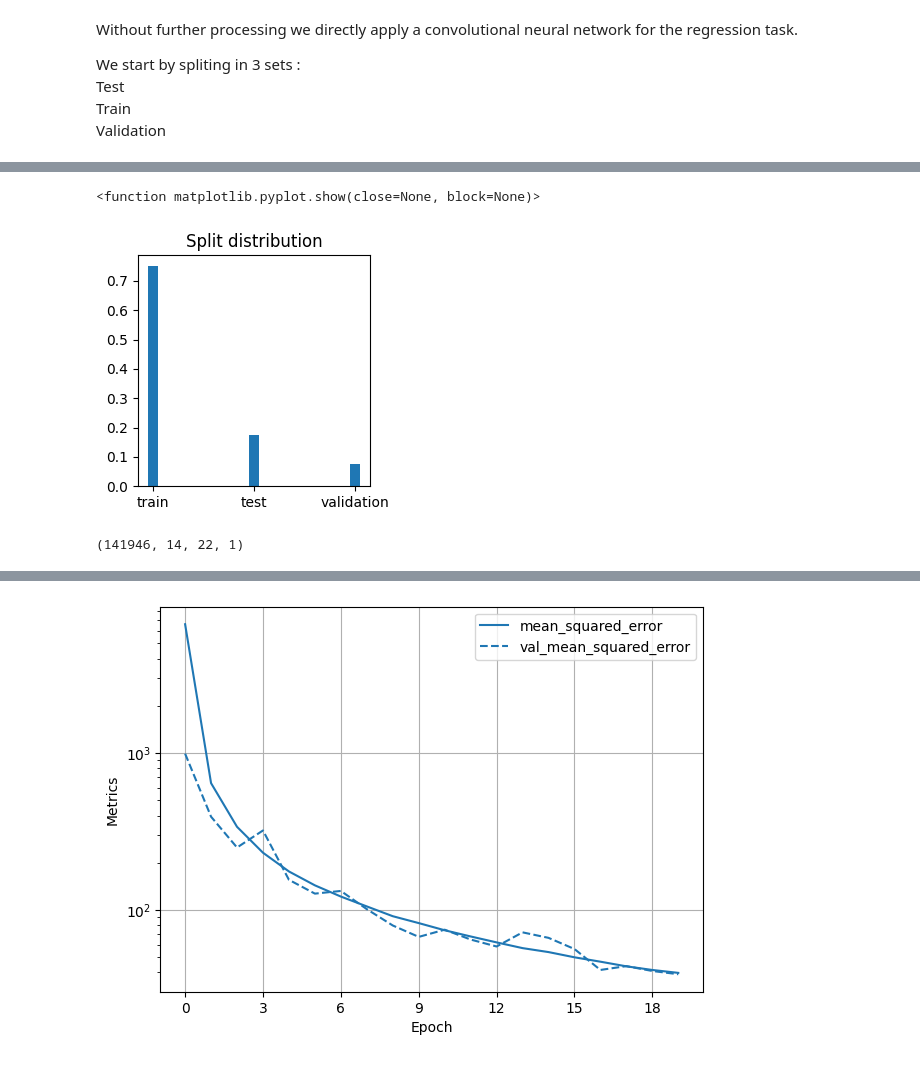
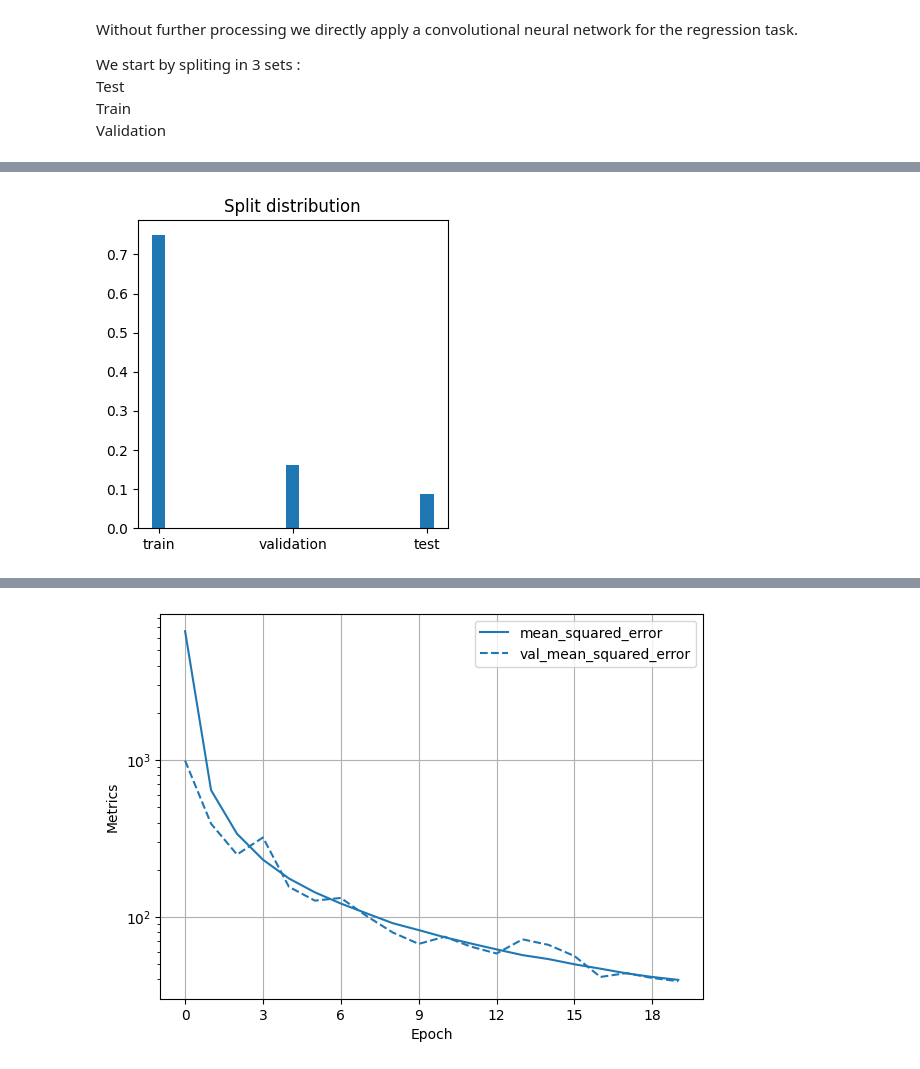
Before and after one commit to adam-eva/dampe-calorimeter, a Jupyter notebook: DataLoading.ipynb, the cells around one changed output, grey strips where cells are left out. Drawn from its saved outputs; the diff is of its cells as text; code cells hidden in the pictures.

```diff
--- a/DataLoading.ipynb
+++ b/DataLoading.ipynb
@@ -136,26 +153,27 @@ data_full = [ [ calorimeter_images[ii], data_target[ii] ] for ii in range( calor
 # %%
 # Normalize the data
 # Split parameters
-test_size = 0.25
-val_size = 0.3
+val_size  = 0.25
+test_size = 0.35
+dampe_dic = get_data_dict()
 
+Im_train, Im_val, Im_test, xy_train, xy_val, xy_test = split_train_val_test(dampe_data = dampe_dic, val_size=val_size, test_size=test_size)
+
+# Validation split
+#Im_train, Im_val, xy_train, xy_val = train_test_split(calorimeter_images, data_target, test_size = val_size)
 # Test split
-Im_train, Im_test, xy_train, xy_test = train_test_split(calorimeter_images, data_target, test_size = test_size)
-# Validation split
-Im_test , Im_val , xy_test , xy_val  = train_test_split(Im_test, xy_test, test_size = val_size)
+#Im_val , Im_test , xy_val , xy_test  = train_test_split(Im_val, xy_val, test_size = test_size)
 # %%
-plt.figure(figsize=(3,3))
+plt.figure(figsize=(4,4))
 sample_size = data_target.shape[0]
-plt.bar(['train', 'test', 'validation'],[xy_train.shape[0] / sample_size, xy_test.shape[0] / sample_size, xy_val.shape[0] / sample_size], width=0.1)
+try:
+    plt.bar(['train', 'validation', 'test'],[xy_train.shape[0] / sample_size, xy_val.shape[0] / sample_size, xy_test.shape[0] / sample_size], width=0.1)
+except:
+    plt.bar(['train', 'validation'],[xy_train.shape[0] / sample_size, xy_val.shape[0] / sample_size], width=0.1)
 plt.title('Split distribution')
-plt.show
+plt.show;
 # %% [output]
-<function matplotlib.pyplot.show(close=None, block=None)>
-[figure, old version]
+[figure, new version]
-# %%
-calorimeter_images.shape
-# %% [output]
-(141946, 14, 22, 1)
 # %%
 # Convolutional neural network
 if not load_models:
```
Also changed, not shown: parts of 18 cells of this notebook, 3 other files.
